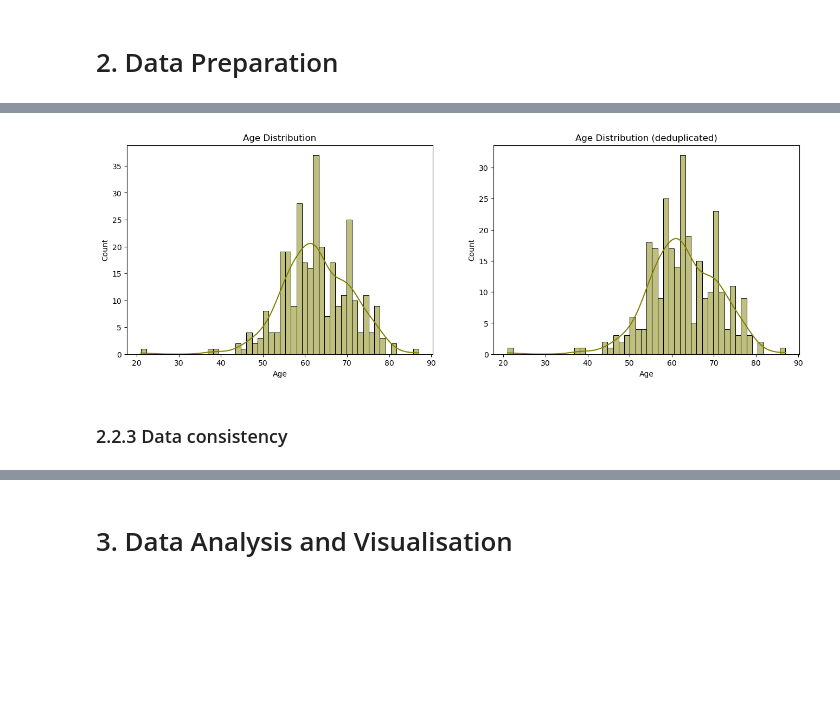
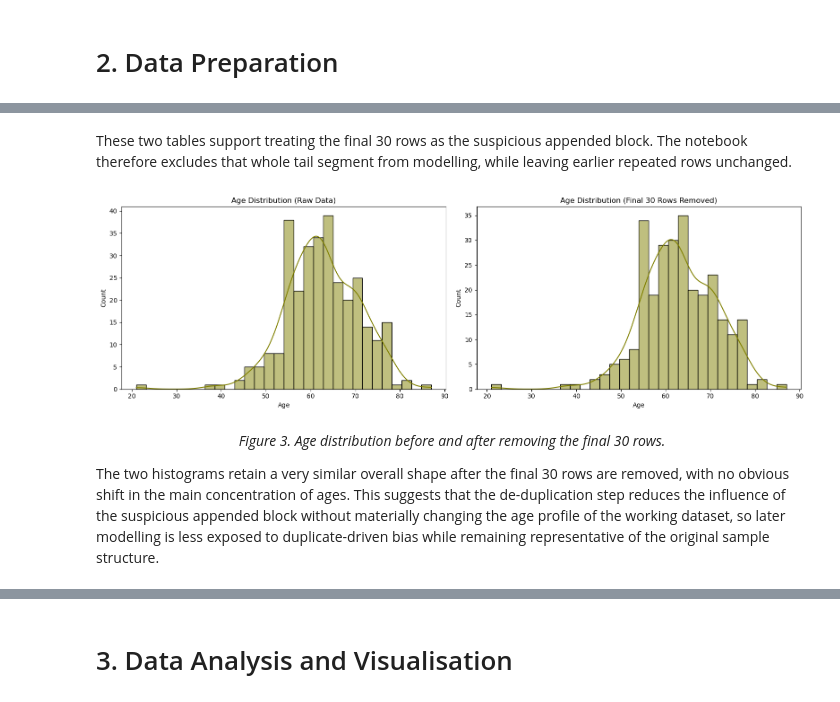
Before and after one commit to JoeShade/groupProject, a Jupyter notebook: blankTemplate.ipynb, the cells around one changed output, grey strips where cells are left out. Drawn from its saved outputs; the diff is of its cells as text; code cells hidden in the pictures; blank space fills up the shorter version.

Commit message:
Update notebook analysis flow

```diff
--- a/blankTemplate.ipynb
+++ b/blankTemplate.ipynb
@@ -148,20 +375,27 @@ dtype: bool
+# %% [markdown]
+These two tables support treating the final 30 rows as the suspicious appended block. The notebook therefore excludes that whole tail segment from modelling, while leaving earlier repeated rows unchanged.
 # %%
-dataset_dedup = dataset.drop(index=dataset.index[284:]).copy()
+# Build the working dataset by excluding the suspicious final 30-row block.
+dataset_dedup = dataset.iloc[:-30].reset_index(drop=True).copy()
 
-# See if removing dupes has any impact on our only numerical feature
-plt.figure(figsize=(16,5))
-plt.subplot(1,2,1)
-sns.histplot(data=dataset, x='AGE', bins=50, kde=True, color='olive')
-plt.title("Age Distribution")
-plt.xlabel("Age")
-plt.ylabel("Count")
-plt.subplot(1,2,2)
-sns.histplot(data=dataset_dedup, x='AGE', bins=50, kde=True, color='olive')
-plt.title("Age Distribution (deduplicated)")
-plt.xlabel("Age")
-plt.ylabel("Count")
+# Compare the age distribution before and after removing the final raw-row block.
+plt.figure(figsize=(16, 5))
+plt.subplot(1, 2, 1)
+sns.histplot(data=dataset, x='AGE', bins=30, kde=True, color='olive')
+plt.title('Age Distribution (Raw Data)')
+plt.xlabel('Age')
+plt.ylabel('Count')
+
+plt.subplot(1, 2, 2)
+sns.histplot(data=dataset_dedup, x='AGE', bins=30, kde=True, color='olive')
+plt.title('Age Distribution (Final 30 Rows Removed)')
+plt.xlabel('Age')
+plt.ylabel('Count')
+plt.tight_layout()
 plt.show()
 # %% [output]
-[figure, old version]
+[figure, new version]
 # %% [markdown]
-### 2.2.3 Data consistency
+<p style='text-align: center;'><em>Figure 3. Age distribution before and after removing the final 30 rows.</em></p>
+
+The two histograms retain a very similar overall shape after the final 30 rows are removed, with no obvious shift in the main concentration of ages. This suggests that the de-duplication step reduces the influence of the suspicious appended block without materially changing the age profile of the working dataset, so later modelling is less exposed to duplicate-driven bias while remaining representative of the original sample structure.
```
Also changed, not shown: parts of 99 cells of this notebook, 5 other files.
